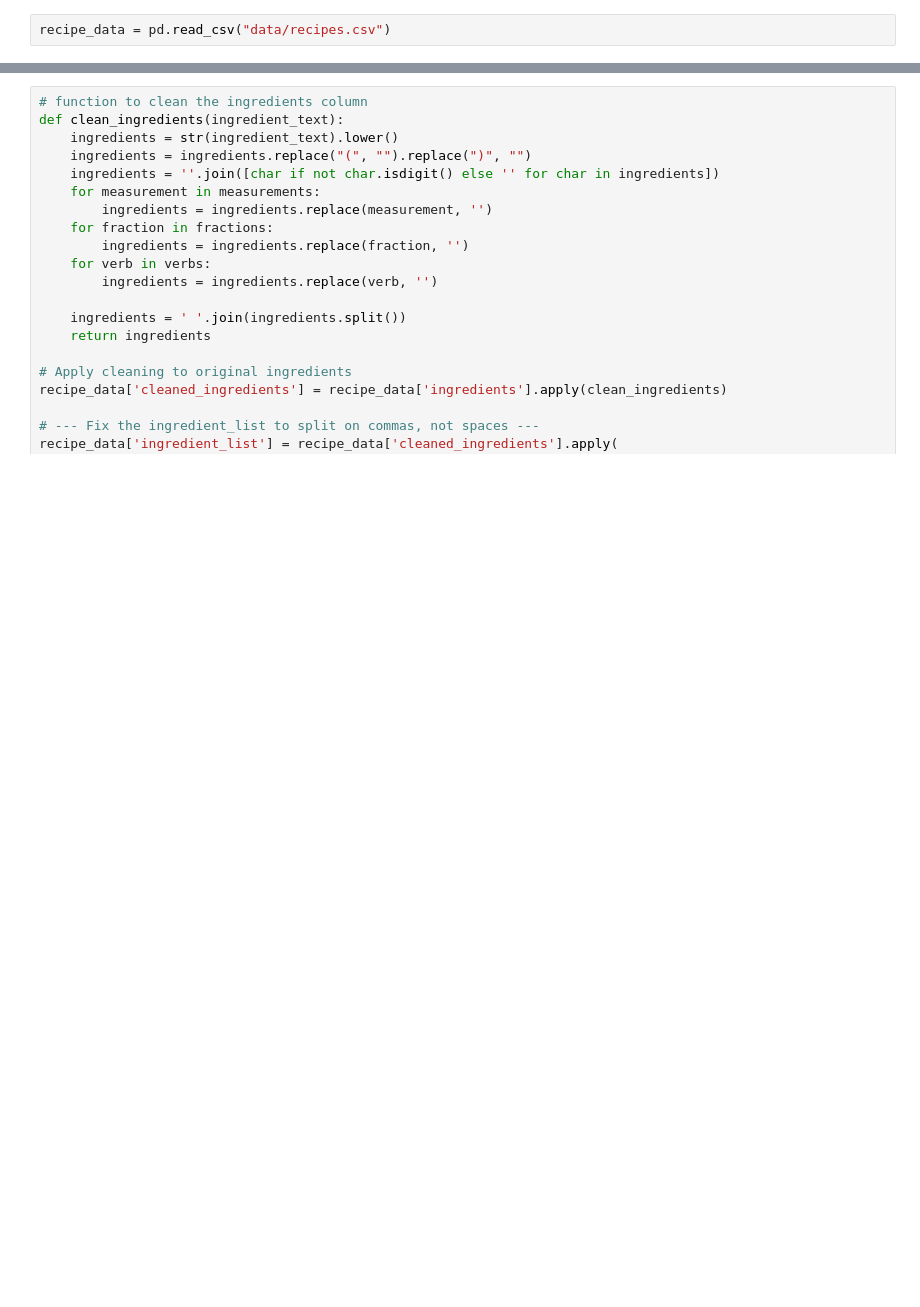
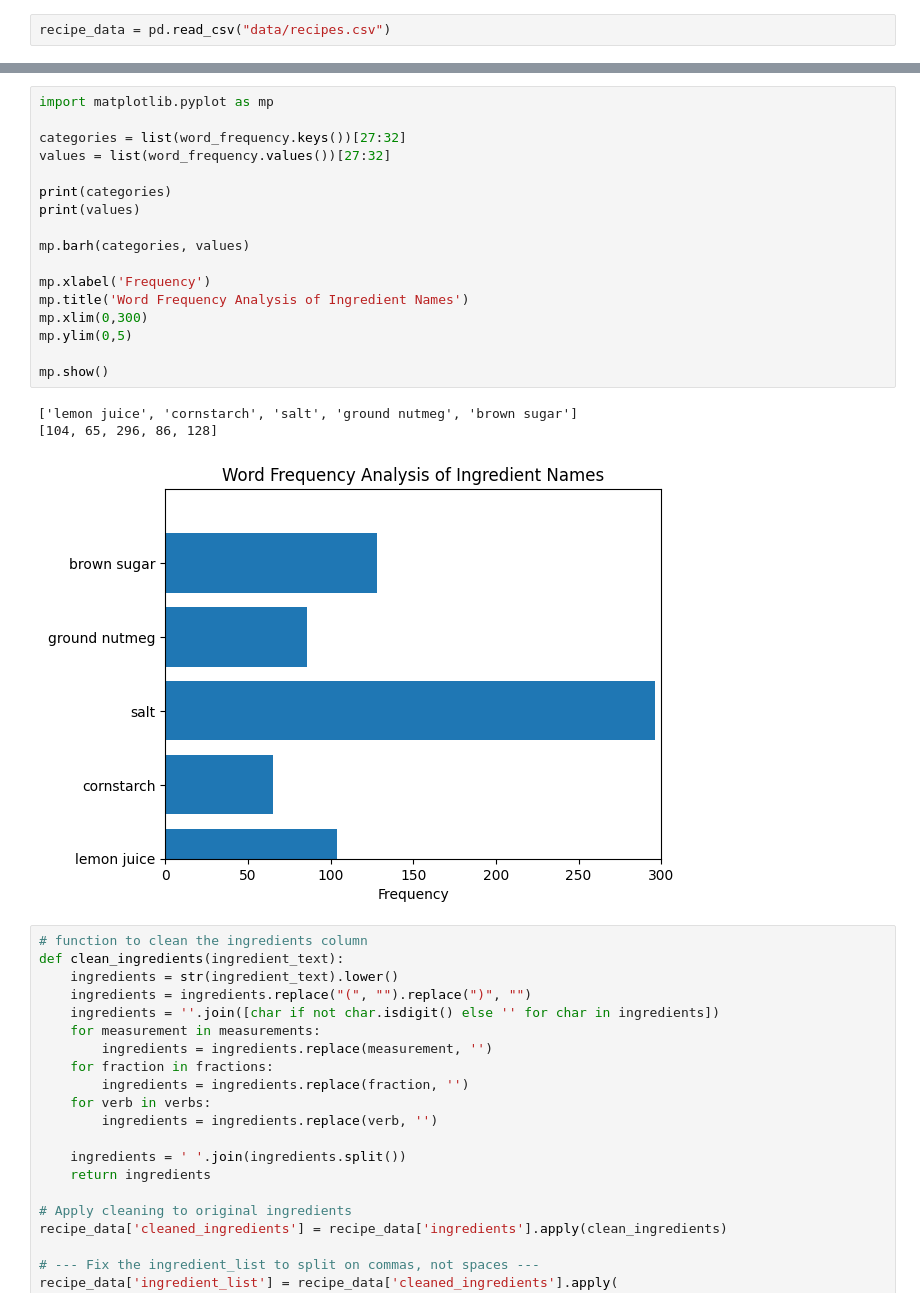
Before and after one commit to cinstar/cookingcompass, a Jupyter notebook: dietary_label.ipynb, the cells around one changed output, grey strips where cells are left out. Cells and saved outputs as stored; diff of their text form; blank space fills up the shorter version.

Commit message:
chart!

```diff
--- a/dietary_label.ipynb
+++ b/dietary_label.ipynb
@@ -68,3 +72,24 @@ recipe_data = pd.read_csv("data/recipes.csv")
+# %%
+import matplotlib.pyplot as mp
+
+categories = list(word_frequency.keys())[27:32]
+values = list(word_frequency.values())[27:32]
+
+print(categories)
+print(values)
+
+mp.barh(categories, values)
+
+mp.xlabel('Frequency')
+mp.title('Word Frequency Analysis of Ingredient Names')
+mp.xlim(0,300)
+mp.ylim(0,5)
+
+mp.show()
+# %% [output]
+['lemon juice', 'cornstarch', 'salt', 'ground nutmeg', 'brown sugar']
+[104, 65, 296, 86, 128]
+[figure, added]
 # %%
 # function to clean the ingredients column
 def clean_ingredients(ingredient_text):
```
Also changed, not shown: parts of 3 cells of this notebook.
